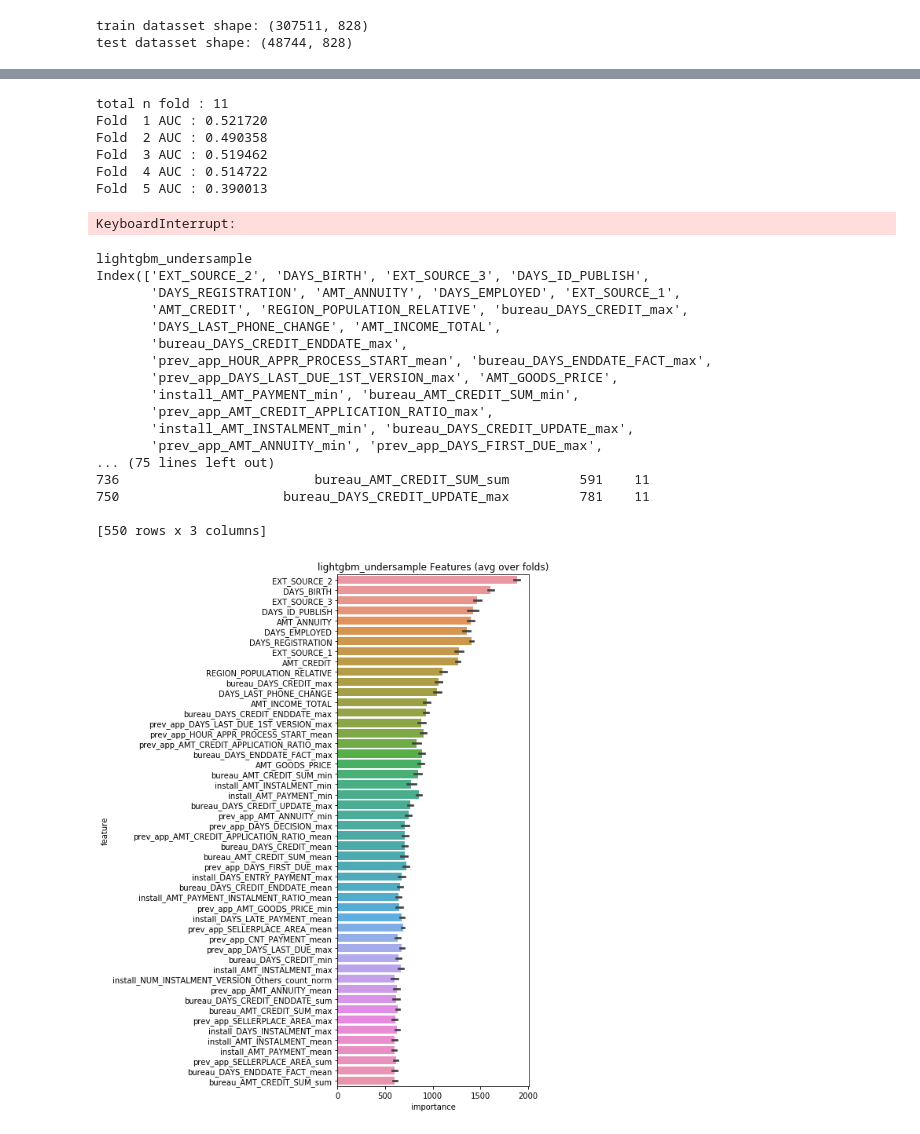
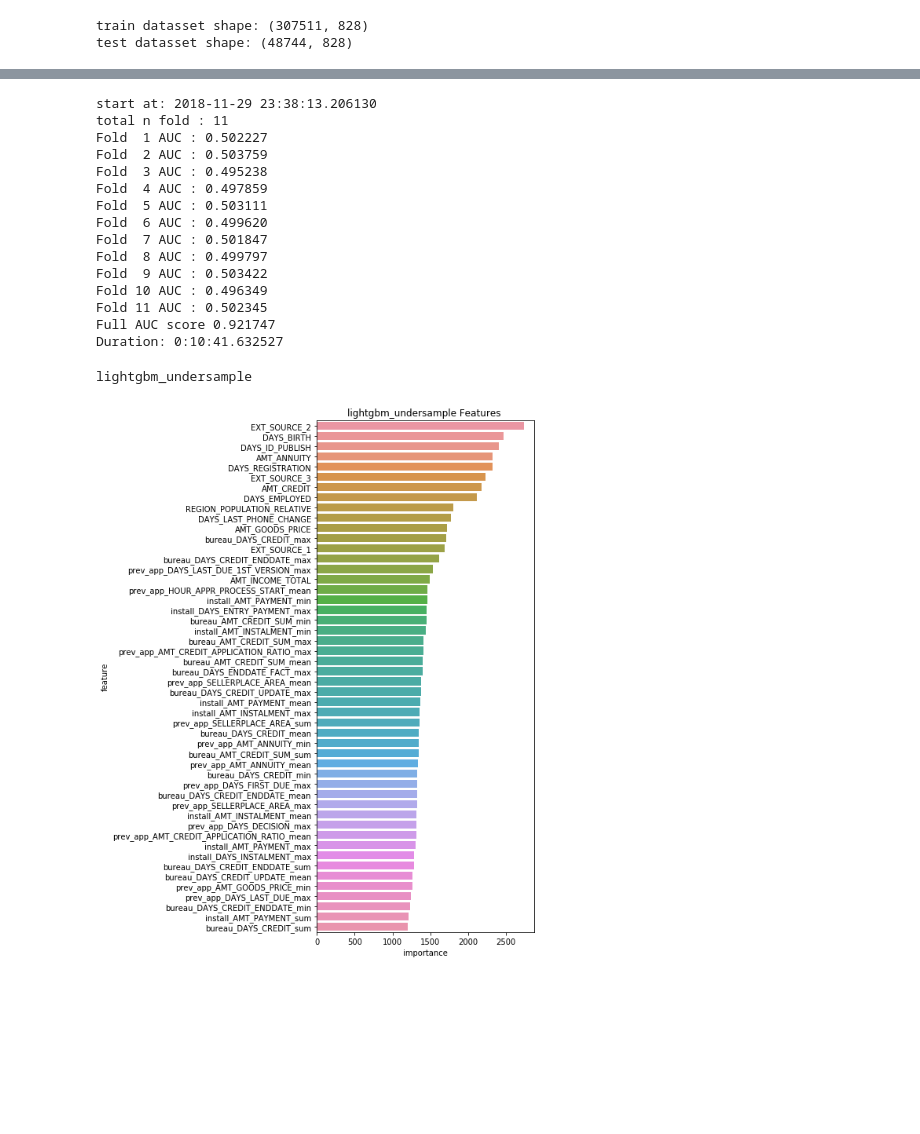
Before and after one commit to kaholau/home-credit-default-risk, a Jupyter notebook: app/code/lightgbm.ipynb, the cells around one changed output, grey strips where cells are left out. Saved outputs shown, nothing was run; the diff lists cells and outputs as text; code cells hidden in the pictures; blank space fills up the shorter version.

```diff
--- a/app/code/lightgbm.ipynb
+++ b/app/code/lightgbm.ipynb
@@ -35,9 +35,42 @@ class lgbWrapper():
             silent=-1,
             verbose=-1,
         )
+#undersampleing best
+#         self.clf = LGBMClassifier(
+#             n_estimators=10000,
+#             learning_rate=0.05,
+#             num_leaves=38.7570,
+#             colsample_bytree=.8,
+#             subsample=.9,
+#             max_depth=5.0196,
+#             reg_alpha=.1,
+#             reg_lambda=.1,
+#             min_split_gain=.0393,
+#             min_child_weight=46.8416,
+#             silent=-1,
+#             verbose=-1,
+#         )
+#         self.clf = LGBMClassifier(
+#             n_estimators=10000,
+#             learning_rate=0.05,
+#             num_leaves=23,
+#             colsample_bytree=.8,
+#             subsample=.9,
+#             max_depth=8,
+#             reg_alpha=.1,
+#             reg_lambda=.1,
+#             min_split_gain=0.0304,
+#             min_child_weight=49.2236,
+#             feature_fraction=0.1259,
+#             bagging_fraction= 0.8340,
+#             lambda_l1=4.9544,
+#             lambda_l2=0.0229,
+#             silent=-1,
+#             verbose=-1,
+#         )
         return
     def __str__(self):
-        print('lgb')
+        return 'lgb'
 
     def train(self, trn_x, trn_y):
         self.clf.fit(trn_x, trn_y, verbose=100)
@@ -75,32 +139,24 @@ ValueError: Found input variables with inconsistent numbers of samples: [50000,
 # %%
-oof_preds, test_preds, importances, folds = myutil.cross_validation_undersample(data, test, y, lgb)
+oof_preds_us, test_preds_us, importances_us, folds_us = myutil.cross_validation_undersample(data, test, y, lgb)
 # %% [output]
+start at: 2018-11-29 23:38:13.206130
 total n fold : 11
-Fold  1 AUC : 0.521720
-Fold  2 AUC : 0.490358
-Fold  3 AUC : 0.519462
-Fold  4 AUC : 0.514722
-Fold  5 AUC : 0.390013
+Fold  1 AUC : 0.502227
+Fold  2 AUC : 0.503759
+Fold  3 AUC : 0.495238
+Fold  4 AUC : 0.497859
+Fold  5 AUC : 0.503111
+Fold  6 AUC : 0.499620
+Fold  7 AUC : 0.501847
+Fold  8 AUC : 0.499797
+Fold  9 AUC : 0.503422
+Fold 10 AUC : 0.496349
+Fold 11 AUC : 0.502345
+Full AUC score 0.921747
+Duration: 0:10:41.632527
-KeyboardInterrupt:
 # %%
 title = 'lightgbm_undersample'
-myutil.report(test_preds, folds, importances, data, y, oof_preds, title)
+myutil.report(test_preds_us, folds_us, importances_us, data, y, oof_preds_us, title, False)
 # %% [output]
 lightgbm_undersample
-Index(['EXT_SOURCE_2', 'DAYS_BIRTH', 'EXT_SOURCE_3', 'DAYS_ID_PUBLISH',
-       'DAYS_REGISTRATION', 'AMT_ANNUITY', 'DAYS_EMPLOYED', 'EXT_SOURCE_1',
-       'AMT_CREDIT', 'REGION_POPULATION_RELATIVE', 'bureau_DAYS_CREDIT_max',
-       'DAYS_LAST_PHONE_CHANGE', 'AMT_INCOME_TOTAL',
-       'bureau_DAYS_CREDIT_ENDDATE_max',
-       'prev_app_HOUR_APPR_PROCESS_START_mean', 'bureau_DAYS_ENDDATE_FACT_max',
-       'prev_app_DAYS_LAST_DUE_1ST_VERSION_max', 'AMT_GOODS_PRICE',
-       'install_AMT_PAYMENT_min', 'bureau_AMT_CREDIT_SUM_min',
-       'prev_app_AMT_CREDIT_APPLICATION_RATIO_max',
-       'install_AMT_INSTALMENT_min', 'bureau_DAYS_CREDIT_UPDATE_max',
-       'prev_app_AMT_ANNUITY_min', 'prev_app_DAYS_FIRST_DUE_max',
-... (75 lines left out)
-736                         bureau_AMT_CREDIT_SUM_sum         591    11
-750                     bureau_DAYS_CREDIT_UPDATE_max         781    11
-
-[550 rows x 3 columns]
-[figure, old version]
+[figure, new version]
```
Also changed, not shown: parts of 13 cells of this notebook, 4 other files.
